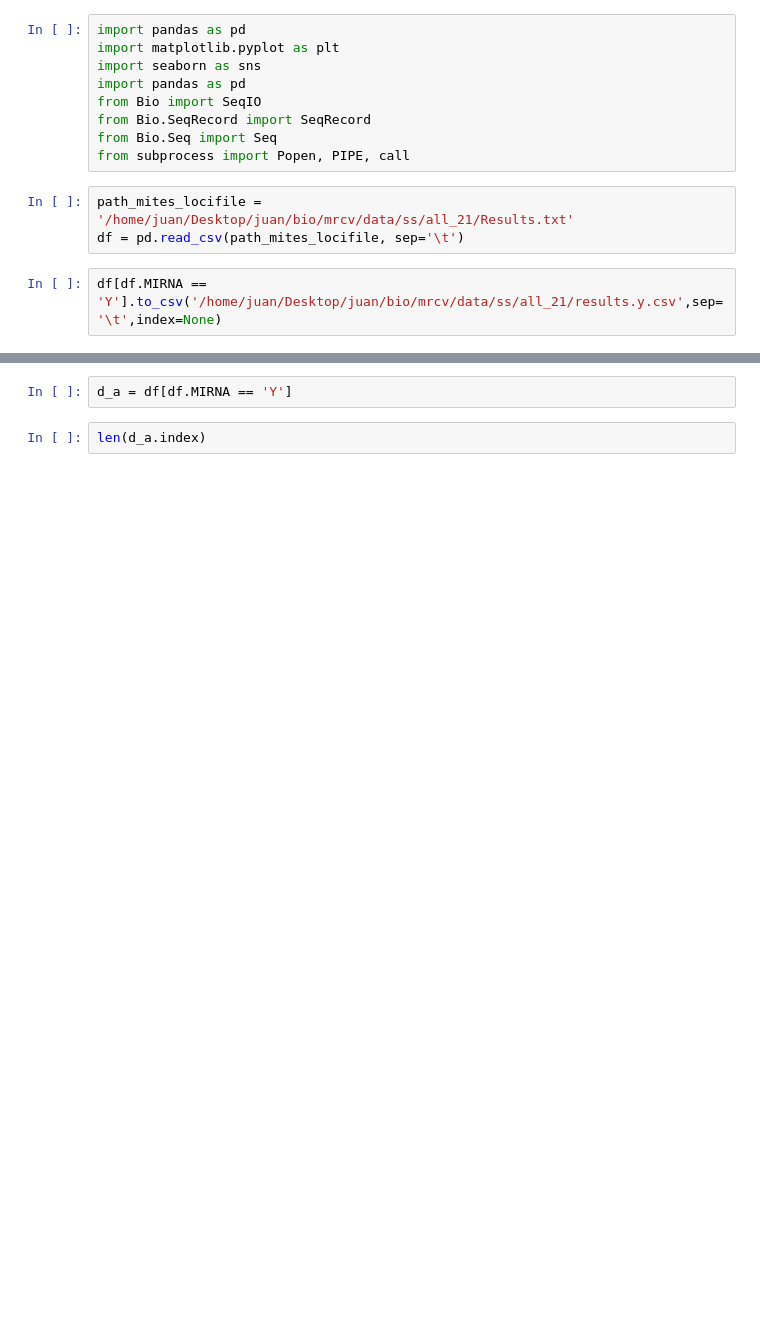
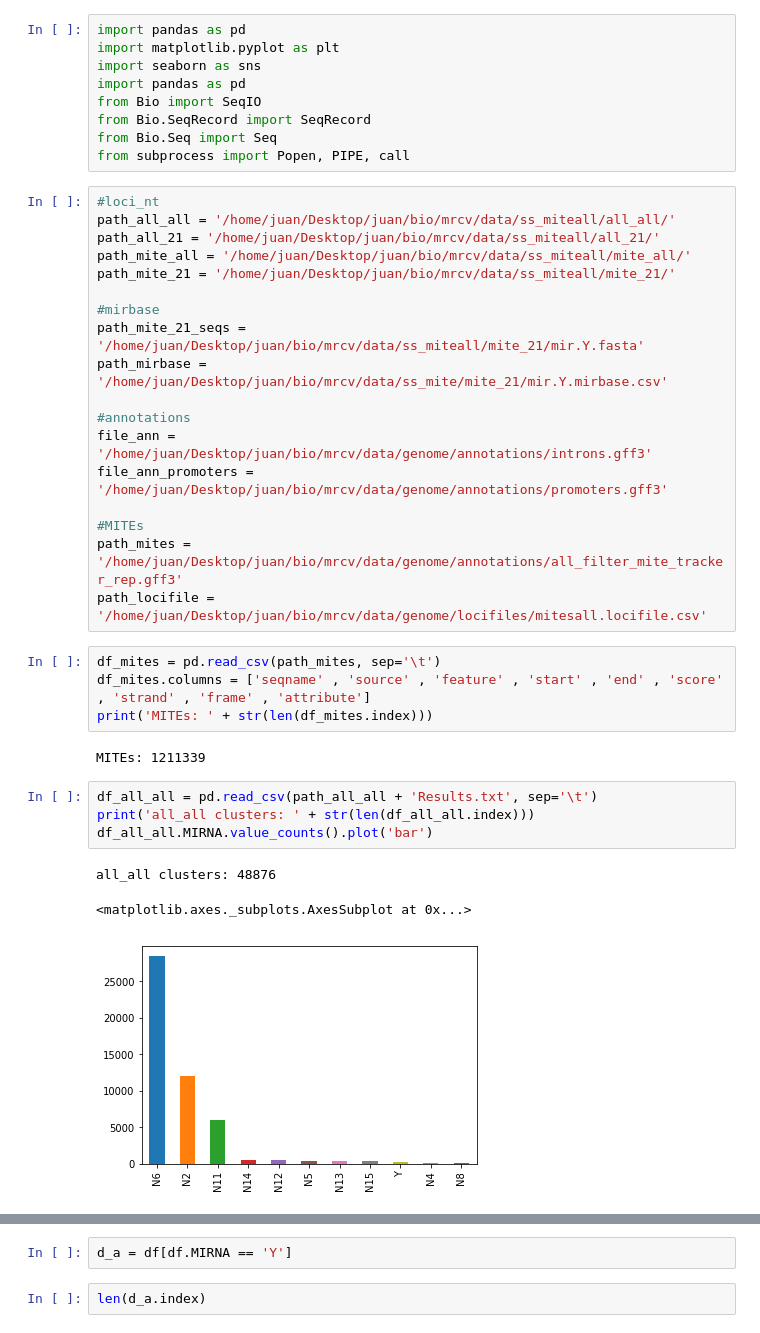
Before and after one commit to juancresc/mrcv, a Jupyter notebook: pipes/3/4_where.ipynb, the cells around one changed output, grey strips where cells are left out. Drawn from its saved outputs; the diff is of its cells as text; blank space fills up the shorter version.

```diff
--- a/pipes/3/4_where.ipynb
+++ b/pipes/3/4_where.ipynb
@@ -7,8 +7,35 @@ from Bio import SeqIO
 from Bio.SeqRecord import SeqRecord
 from Bio.Seq import Seq
 from subprocess import Popen, PIPE, call
-# %%
-path_mites_locifile = '/home/juan/Desktop/juan/bio/mrcv/data/ss/all_21/Results.txt'
-df = pd.read_csv(path_mites_locifile, sep='\t')
-# %%
-df[df.MIRNA == 'Y'].to_csv('/home/juan/Desktop/juan/bio/mrcv/data/ss/all_21/results.y.csv',sep='\t',index=None)
+# %%
+#loci_nt
+path_all_all = '/home/juan/Desktop/juan/bio/mrcv/data/ss_miteall/all_all/'
+path_all_21 = '/home/juan/Desktop/juan/bio/mrcv/data/ss_miteall/all_21/'
+path_mite_all = '/home/juan/Desktop/juan/bio/mrcv/data/ss_miteall/mite_all/'
+path_mite_21 = '/home/juan/Desktop/juan/bio/mrcv/data/ss_miteall/mite_21/'
+
+#mirbase
+path_mite_21_seqs = '/home/juan/Desktop/juan/bio/mrcv/data/ss_miteall/mite_21/mir.Y.fasta'
+path_mirbase = '/home/juan/Desktop/juan/bio/mrcv/data/ss_mite/mite_21/mir.Y.mirbase.csv'
+
+#annotations
+file_ann = '/home/juan/Desktop/juan/bio/mrcv/data/genome/annotations/introns.gff3'
+file_ann_promoters = '/home/juan/Desktop/juan/bio/mrcv/data/genome/annotations/promoters.gff3'
+
+#MITEs
+path_mites = '/home/juan/Desktop/juan/bio/mrcv/data/genome/annotations/all_filter_mite_tracker_rep.gff3'
+path_locifile = '/home/juan/Desktop/juan/bio/mrcv/data/genome/locifiles/mitesall.locifile.csv'
+# %%
+df_mites = pd.read_csv(path_mites, sep='\t')
+df_mites.columns = ['seqname' , 'source' , 'feature' , 'start' , 'end' , 'score' , 'strand' , 'frame' , 'attribute']
+print('MITEs: ' + str(len(df_mites.index)))
+# %% [output]
+MITEs: 1211339
+# %%
+df_all_all = pd.read_csv(path_all_all + 'Results.txt', sep='\t')
+print('all_all clusters: ' + str(len(df_all_all.index)))
+df_all_all.MIRNA.value_counts().plot('bar')
+# %% [output]
+all_all clusters: 48876
+<matplotlib.axes._subplots.AxesSubplot at 0x...>
+[figure, added]
```
Also changed, not shown: parts of 6 cells of this notebook, 5 other files.
